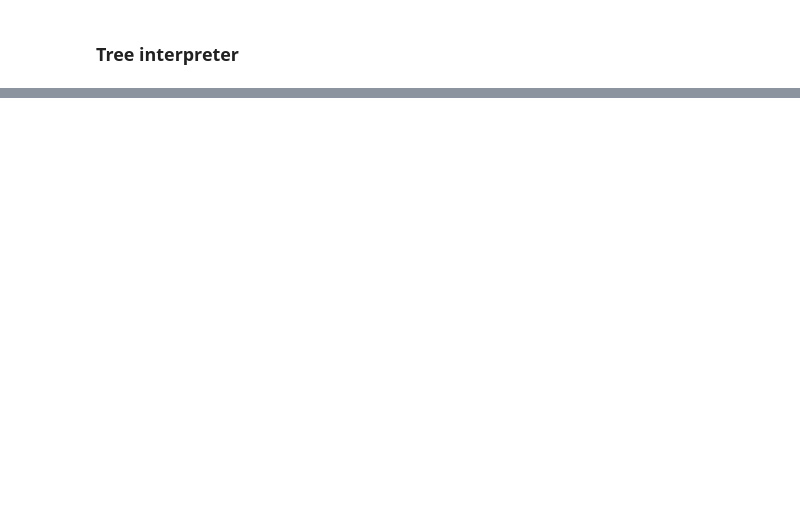
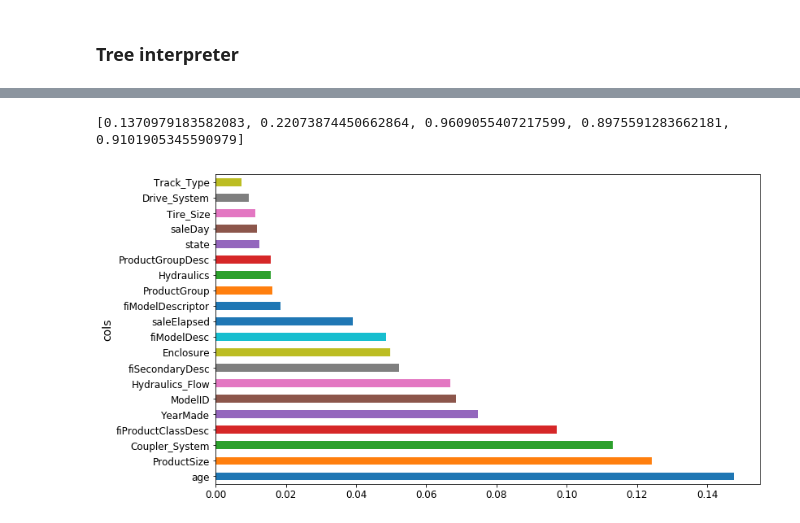
Before and after one commit to gsam1/dsml-learning, a Jupyter notebook: Intro_ML_Coders/Lesson_04_Feature_Importance_Tree_Interpreter.ipynb, the cells around one changed output, grey strips where cells are left out. Drawn from its saved outputs; the diff is of its cells as text; code cells hidden in the pictures; blank space fills up the shorter version.

```diff
--- a/Intro_ML_Coders/Lesson_04_Feature_Importance_Tree_Interpreter.ipynb
+++ b/Intro_ML_Coders/Lesson_04_Feature_Importance_Tree_Interpreter.ipynb
@@ -326,0 +407,7 @@ contributions[0].sum()
+# %%
+feats=['SalesID', 'saleElapsed', 'MachineID', 'age', 'YearMade', 'saleDayofyear']
+# %%
+X_train, X_valid = split_vals(df_keep, n_trn)
+m = RandomForestRegressor(n_estimators=40, min_samples_leaf=3, max_features=0.5, n_jobs=8, oob_score=True)
+m.fit(X_train, y_train)
+print_score(m)
@@ -326,0 +416,8 @@ contributions[0].sum()
+# %%
+for f in feats:
+    df_subs = df_keep.drop(f, axis=1)
+    X_train, X_valid = split_vals(df_subs, n_trn)
+    m = RandomForestRegressor(n_estimators=40, min_samples_leaf=3, max_features=0.5, n_jobs=-1, oob_score=True)
+    m.fit(X_train, y_train)
+    print(f)
+    print_score(m)
@@ -326,0 +439,12 @@ contributions[0].sum()
+# %%
+df_subs = df_keep.drop(['SalesID', 'MachineID', 'saleDayofyear'], axis=1)
+X_train, X_valid = split_vals(df_subs, n_trn)
+m = RandomForestRegressor(n_estimators=40, min_samples_leaf=3, max_features=0.5, n_jobs=-1, oob_score=True)
+m.fit(X_train, y_train)
+print_score(m)
+# %% [output]
+[0.1370979183582083, 0.22073874450662864, 0.9609055407217599, 0.8975591283662181, 0.9101905345590979]
+# %%
+plot_fi(rf_feat_importance(m, X_train));
+# %% [output]
+[figure, added]
```
Also changed, not shown: parts of 41 cells of this notebook, 1 other file.
